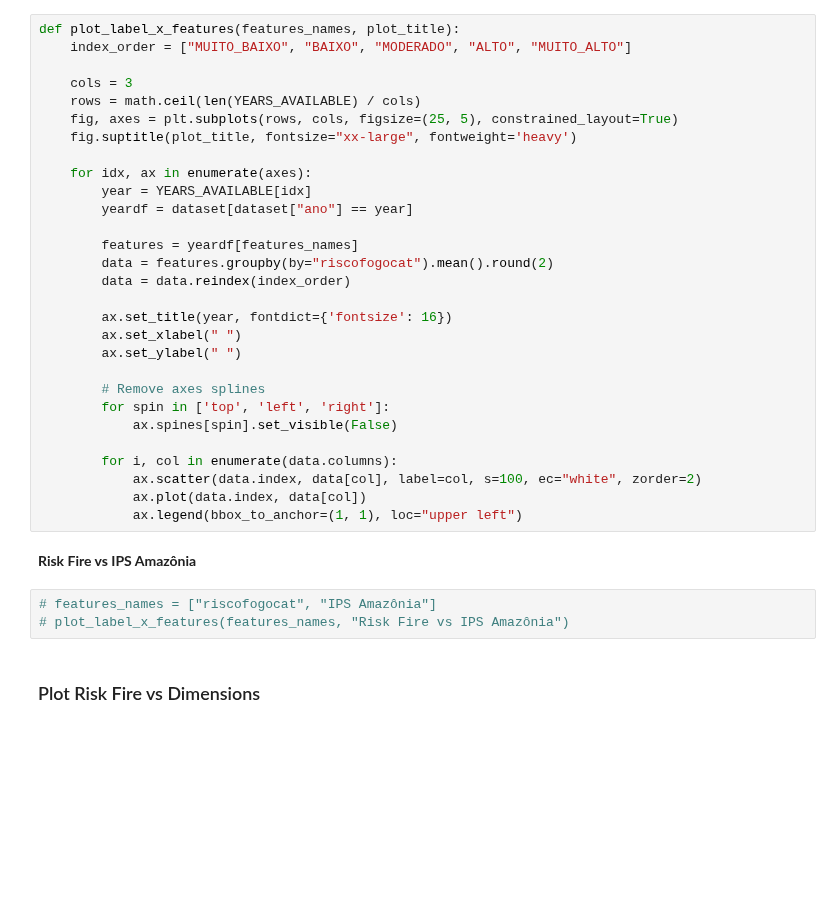
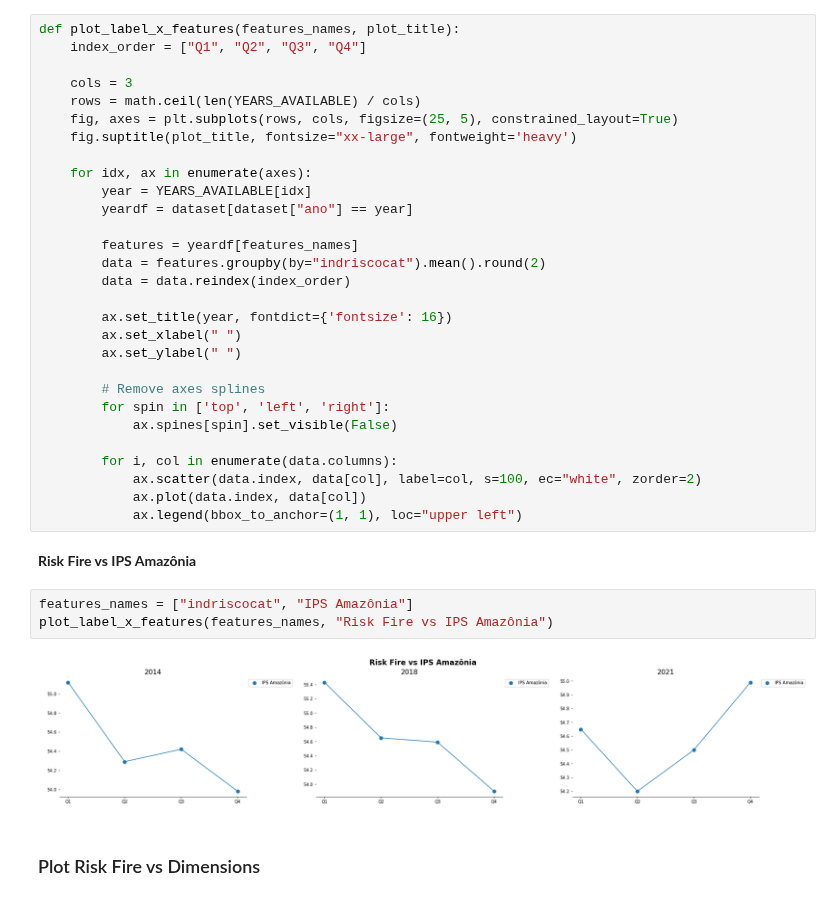
Before and after one commit to faustofcjr/amazon-social-progress, a Jupyter notebook: 03_data_exploration_indicadoriscocat.ipynb, the cells around one changed output. Saved outputs shown, nothing was run; the diff lists cells and outputs as text; blank space fills up the shorter version.

```diff
--- a/03_data_exploration_indicadoriscocat.ipynb
+++ b/03_data_exploration_indicadoriscocat.ipynb
@@ -128,7 +69,7 @@ def plot_indicators(data, indicators):
     plt.legend(bbox_to_anchor=(1, 1), loc="upper left")
 # %%
 def plot_label_x_features(features_names, plot_title):
-    index_order = ["MUITO_BAIXO", "BAIXO", "MODERADO", "ALTO", "MUITO_ALTO"]
+    index_order = ["Q1", "Q2", "Q3", "Q4"]
 
     cols = 3
     rows = math.ceil(len(YEARS_AVAILABLE) / cols)
@@ -140,7 +81,7 @@ def plot_label_x_features(features_names, plot_title):
         yeardf = dataset[dataset["ano"] == year]
 
         features = yeardf[features_names]
-        data = features.groupby(by="riscofogocat").mean().round(2)
+        data = features.groupby(by="indriscocat").mean().round(2)
         data = data.reindex(index_order)
 
         ax.set_title(year, fontdict={'fontsize': 16})
@@ -158,8 +99,10 @@ def plot_label_x_features(features_names, plot_title):
 # %% [markdown]
 __Risk Fire vs IPS Amazônia__
 # %%
-# features_names = ["riscofogocat", "IPS Amazônia"]
-# plot_label_x_features(features_names, "Risk Fire vs IPS Amazônia")
+features_names = ["indriscocat", "IPS Amazônia"]
+plot_label_x_features(features_names, "Risk Fire vs IPS Amazônia")
+# %% [output]
+[figure, added]
 # %% [markdown]
 ### Plot Risk Fire vs Dimensions
 # %% [markdown]
```
Also changed, not shown: parts of 9 cells of this notebook, 7 other files.
